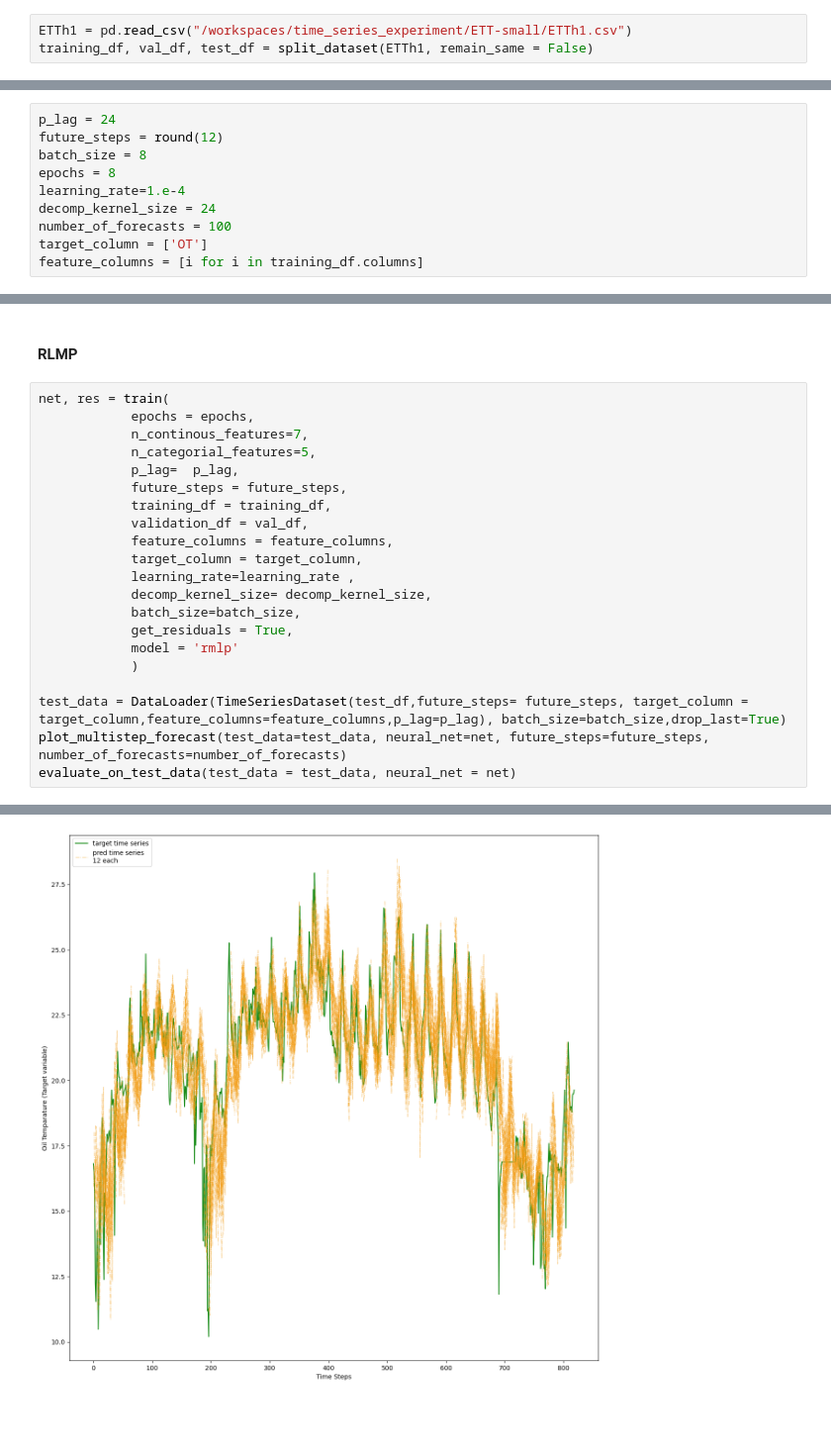
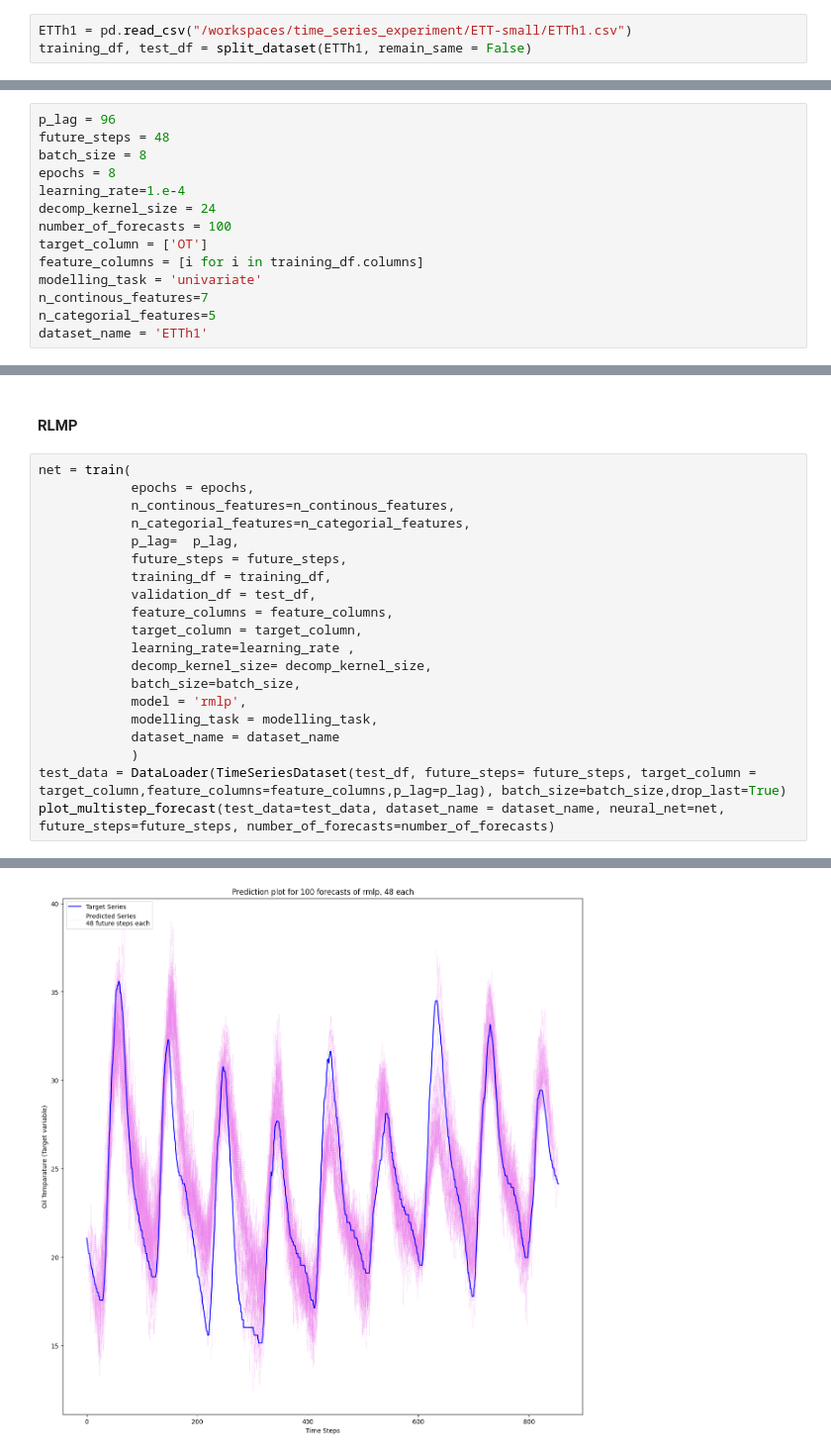
Before and after one commit to nickhanabah/time_series_experiment, a Jupyter notebook: experimentsETTh1.ipynb, the cells around one changed output, grey strips where cells are left out. Shown at 99% size. Drawn from its saved outputs; the diff is of its cells as text; blank space fills up the shorter version.

```diff
--- a/experimentsETTh1.ipynb
+++ b/experimentsETTh1.ipynb
@@ -13,14 +13,14 @@ import matplotlib.pyplot as plt
 #### Import Data
 # %%
 ETTh1 = pd.read_csv("/workspaces/time_series_experiment/ETT-small/ETTh1.csv")
-training_df, val_df, test_df = split_dataset(ETTh1, remain_same = False)
+training_df, test_df = split_dataset(ETTh1, remain_same = False)
 # %% [markdown]
 #### Multivariate Case
 # %% [markdown]
 #### Global Parameters
 # %%
-p_lag = 24
-future_steps = round(12)
+p_lag = 96
+future_steps = 48
 batch_size = 8
 epochs = 8
 learning_rate=1.e-4
@@ -28,4 +28,8 @@ decomp_kernel_size = 24
 number_of_forecasts = 100
 target_column = ['OT']
 feature_columns = [i for i in training_df.columns]
+modelling_task = 'univariate'
+n_continous_features=7
+n_categorial_features=5
+dataset_name = 'ETTh1'
 # %% [markdown]
@@ -117,25 +118,24 @@ Validation MAPE is 0.029843814051863583.
 # %% [markdown]
 #### RLMP
 # %%
-net, res = train(
+net = train(
             epochs = epochs,
-            n_continous_features=7,
-            n_categorial_features=5,
+            n_continous_features=n_continous_features,
+            n_categorial_features=n_categorial_features,
             p_lag=  p_lag,
             future_steps = future_steps,
             training_df = training_df,
-            validation_df = val_df,
+            validation_df = test_df,
             feature_columns = feature_columns,
             target_column = target_column,
             learning_rate=learning_rate ,
             decomp_kernel_size= decomp_kernel_size,
             batch_size=batch_size,
-            get_residuals = True,
-            model = 'rmlp'
+            model = 'rmlp',
+            modelling_task = modelling_task,
+            dataset_name = dataset_name
             )
-
-test_data = DataLoader(TimeSeriesDataset(test_df,future_steps= future_steps, target_column = target_column,feature_columns=feature_columns,p_lag=p_lag), batch_size=batch_size,drop_last=True)
-plot_multistep_forecast(test_data=test_data, neural_net=net, future_steps=future_steps, number_of_forecasts=number_of_forecasts)
-evaluate_on_test_data(test_data = test_data, neural_net = net)
+test_data = DataLoader(TimeSeriesDataset(test_df, future_steps= future_steps, target_column = target_column,feature_columns=feature_columns,p_lag=p_lag), batch_size=batch_size,drop_last=True)
+plot_multistep_forecast(test_data=test_data, dataset_name = dataset_name, neural_net=net, future_steps=future_steps, number_of_forecasts=number_of_forecasts)
 # %% [output]
 Random seed set as 42
@@ -157,2 +157,2 @@ Validation MAPE is 0.015202558074264204.
 ---------------------------
-[figure, old version]
+[figure, new version]
```
Also changed, not shown: parts of 5 cells of this notebook, 17 other files.
